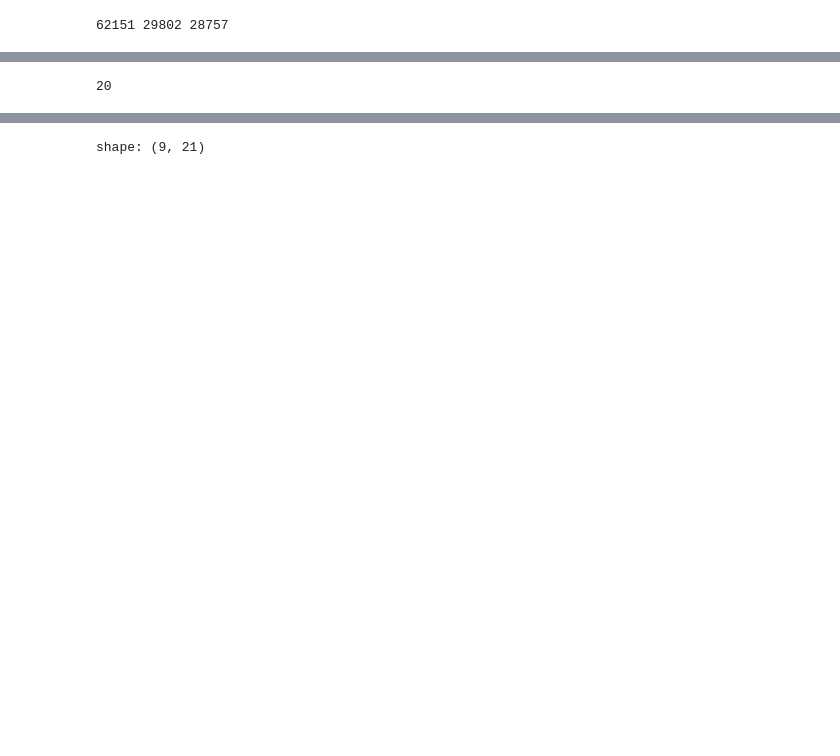
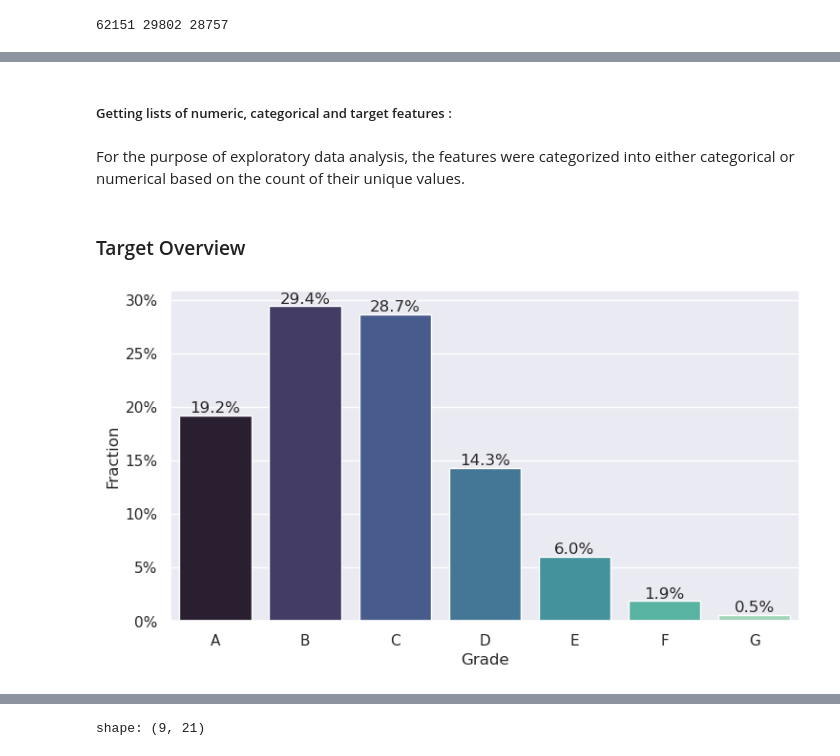
Before and after one commit to gediminas-skvarnavicius/lending-club, a Jupyter notebook: EDA.ipynb, the cells around one changed output, grey strips where cells are left out. Cells and saved outputs as stored; diff of their text form; code cells hidden in the pictures; blank space fills up the shorter version.

```diff
--- a/EDA.ipynb
+++ b/EDA.ipynb
@@ -503,2 +522,0 @@ drop_list.extend(["title"])  # Duplicated with purpose
-# %%
-data_accepted=data_accepted.drop(columns=drop_list)
@@ -583,0 +600,3 @@ data_accepted_joint = dmf.clean_accepted_joint(data_accepted_joint)
+# %%
+data_accepted_single=dmf.drop_column(data_accepted,dmf.irrelevant_features)
+data_accepted_joint=dmf.drop_column(data_accepted_joint,dmf.irrelevant_features)
@@ -617,3 +629,5 @@ plt.show()
+# %% [markdown]
+##### Getting lists of numeric, categorical and target features :
 # %%
 target_features = ["grade", "sub_grade", "int_rate"]
 cat_features_single = []
@@ -643,7 +657,23 @@ cat_features_joint = [
     feat for feat in cat_features_joint if feat not in target_features
 ]
 cat_features_joint.remove("issue_d")
-# %%
-len(num_features_single)
-# %% [output]
-20
+# %% [markdown]
+For the purpose of exploratory data analysis, the features were categorized into either categorical or numerical based on the count of their unique values.
+# %% [markdown]
+### Target Overview
+# %%
+fig_grade_bars, ax_grade_bars = plt.subplots(figsize=BASE_FIG_SIZE)
+grade_counts = data_accepted_single["grade"].value_counts().sort("grade")
+sns.barplot(
+    x=grade_counts["grade"].to_numpy(),
+    y=grade_counts["counts"].to_numpy()/len(data_accepted_single)*100,
+    palette="mako",
+    ax=ax_grade_bars,
+)
+ax_grade_bars.bar_label(ax_grade_bars.containers[-1], fmt='%.1f%%', label_type='edge')
+ax_grade_bars.set_ylabel('Fraction')
+ax_grade_bars.set_xlabel('Grade')
+ax_grade_bars.yaxis.set_major_formatter(ticker.PercentFormatter(decimals=0))
+plt.show()
+# %% [output]
+[figure, added]
```
Also changed, not shown: parts of 94 cells of this notebook, 4 other files.
